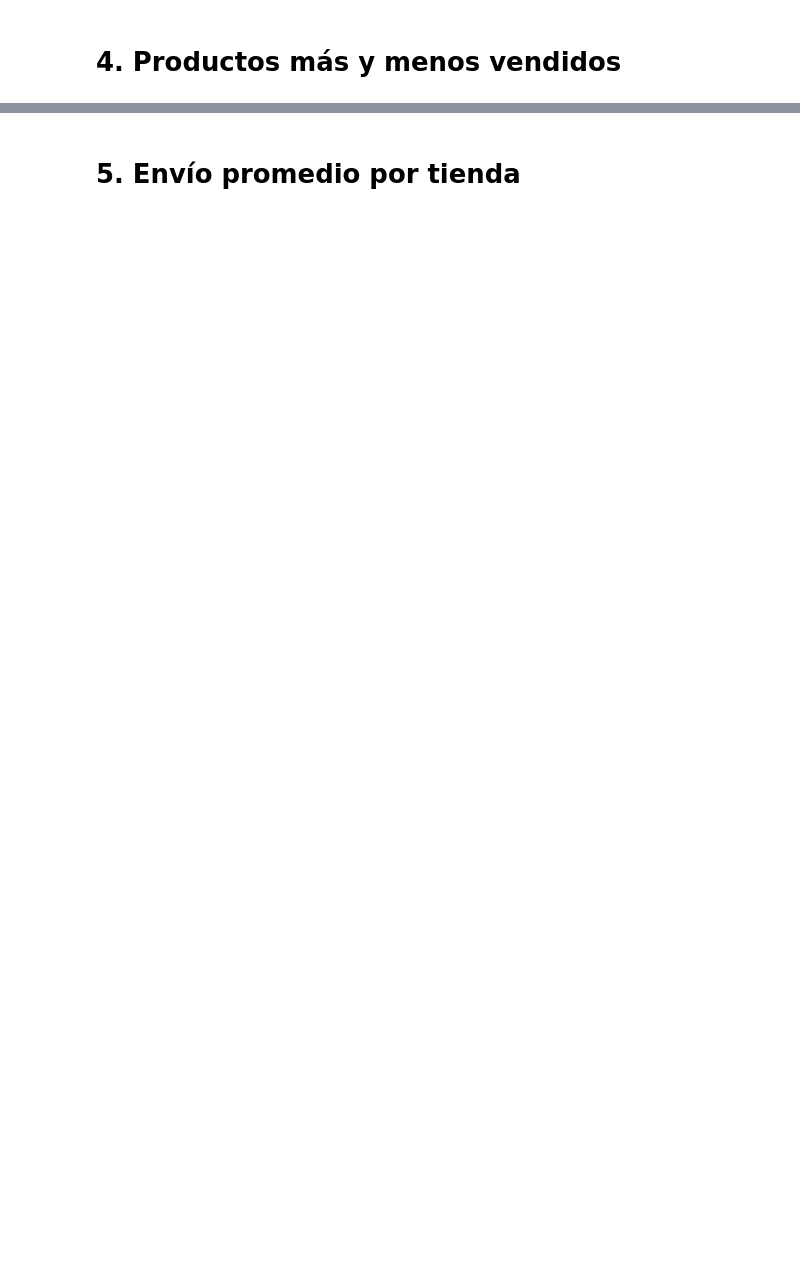
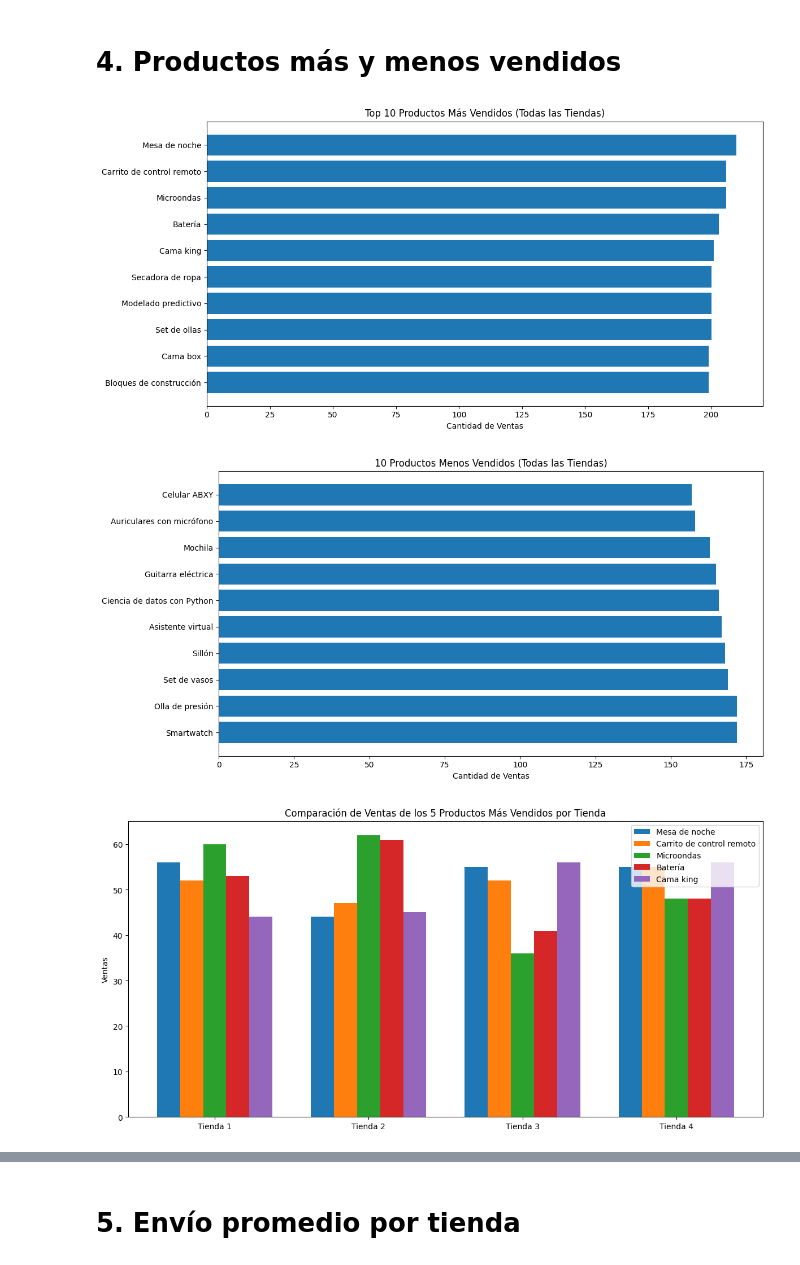
Before and after one commit to Alejandro-lopez1/ALejandro-Lopez, a Jupyter notebook: AluraStoreLatam.ipynb, the cells around one changed output, grey strips where cells are left out. Cells and saved outputs as stored; diff of their text form; code cells hidden in the pictures; blank space fills up the shorter version.

```diff
--- a/AluraStoreLatam.ipynb
+++ b/AluraStoreLatam.ipynb
@@ -32,2 +308,66 @@ tienda.head()
 # %% [markdown]
 # 4. Productos más y menos vendidos
+# %%
+import pandas as pd
+import matplotlib.pyplot as plt
+
+# Cargar datos
+tiendas = []
+for i in range(1, 5):
+    url = f"https://raw.githubusercontent.com/alura-es-cursos/challenge1-data-science-latam/refs/heads/main/base-de-datos-challenge1-latam/tienda_{i}.csv"
+    if i == 1:
+        url = url.replace("tienda_1", "tienda_1%20")
+    tiendas.append(pd.read_csv(url))
+
+# Concatenar todos los datos
+todas_tiendas = pd.concat(tiendas)
+
+# Top 10 productos más vendidos
+mas_vendidos = todas_tiendas['Producto'].value_counts().head(10)
+
+plt.figure(figsize=(12, 6))
+plt.barh(mas_vendidos.index[::-1], mas_vendidos.values[::-1])
+plt.title('Top 10 Productos Más Vendidos (Todas las Tiendas)')
+plt.xlabel('Cantidad de Ventas')
+plt.tight_layout()
+plt.show()
+
+# 10 productos menos vendidos (excluyendo los que se vendieron solo 1 vez)
+menos_vendidos = todas_tiendas['Producto'].value_counts().nsmallest(10)
+
+plt.figure(figsize=(12, 6))
+plt.barh(menos_vendidos.index[::-1], menos_vendidos.values[::-1])
+plt.title('10 Productos Menos Vendidos (Todas las Tiendas)')
+plt.xlabel('Cantidad de Ventas')
+plt.tight_layout()
+plt.show()
+
+# Comparación de ventas de los 5 más vendidos por tienda
+top_productos = todas_tiendas['Producto'].value_counts().head(5).index
+comparacion_data = []
+
+for producto in top_productos:
+    ventas_por_tienda = []
+    for i, tienda in enumerate(tiendas):
+        ventas = tienda[tienda['Producto'] == producto].shape[0]
+        ventas_por_tienda.append(ventas)
+    comparacion_data.append(ventas_por_tienda)
+
+nombres = [f'Tienda {i+1}' for i in range(4)]
+fig, ax = plt.subplots(figsize=(12, 6))
+x = range(len(nombres))
+width = 0.15
+for i, ventas in enumerate(comparacion_data):
+    ax.bar([xi + width*i for xi in x], ventas, width, label=top_productos[i])
+
+ax.set_xticks([xi + width*2 for xi in x])
+ax.set_xticklabels(nombres)
+ax.set_ylabel('Ventas')
+ax.set_title('Comparación de Ventas de los 5 Productos Más Vendidos por Tienda')
+ax.legend()
+plt.tight_layout()
+plt.show()
+# %% [output]
+[figure, added]
+[figure, added]
+[figure, added]
```
Also changed, not shown: parts of 10 cells of this notebook.
